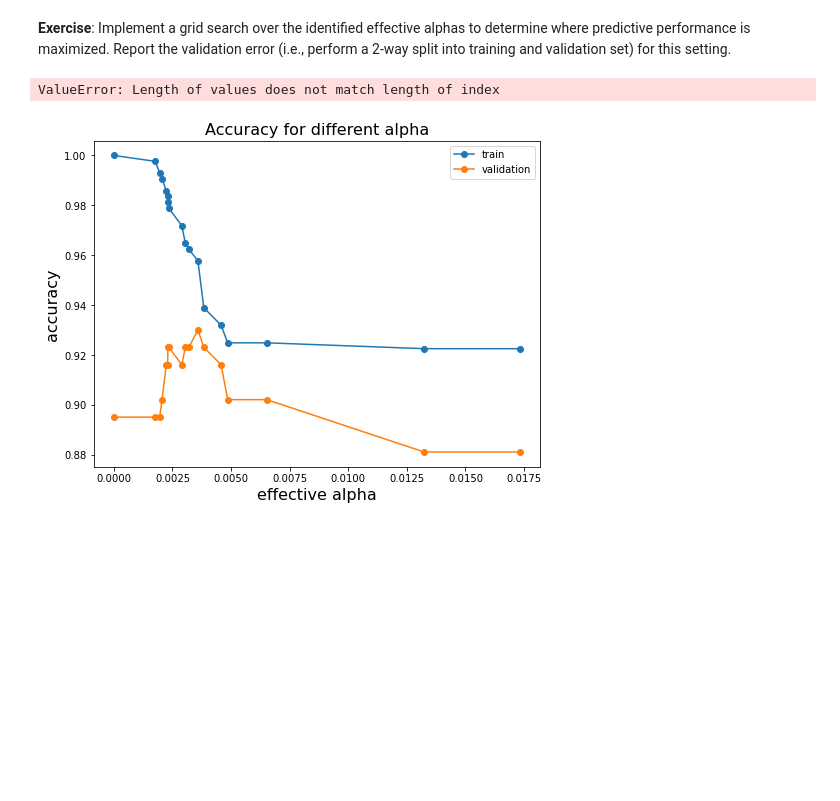
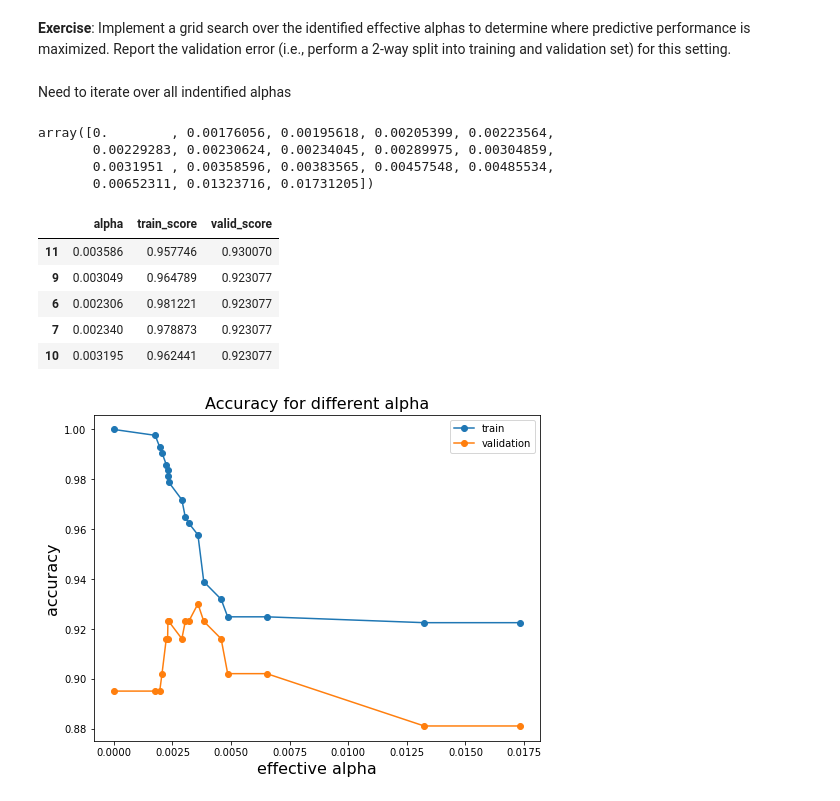
Before and after one commit to IS3UniCologne/DSML_2021, a Jupyter notebook: 03_Workshops/DSML_WS_12_DecisionTrees/DSML_WS_12_DecisionTrees.ipynb, the cells around one changed output. Drawn from its saved outputs; the diff is of its cells as text; code cells hidden in the pictures; blank space fills up the shorter version.

```diff
--- a/03_Workshops/DSML_WS_12_DecisionTrees/DSML_WS_12_DecisionTrees.ipynb
+++ b/03_Workshops/DSML_WS_12_DecisionTrees/DSML_WS_12_DecisionTrees.ipynb
@@ -368,30 +367,49 @@ len(ccp_alphas)
 18
 # %% [markdown]
 **Exercise**: Implement a grid search over the identified effective alphas to determine where predictive performance is maximized. Report the validation error (i.e., perform a 2-way split into training and validation set) for this setting.
+# %% [markdown]
+Need to iterate over all indentified alphas
+# %%
+ccp_alphas
+# %% [output]
+array([0.        , 0.00176056, 0.00195618, 0.00205399, 0.00223564,
+       0.00229283, 0.00230624, 0.00234045, 0.00289975, 0.00304859,
+       0.0031951 , 0.00358596, 0.00383565, 0.00457548, 0.00485534,
+       0.00652311, 0.01323716, 0.01731205])
 # %%
 ### YOUR CODE HERE
 
 scores_train = []
 scores_val = []
 
 # run loop
 
+for ccp_alpha in ccp_alphas:
 
+    model = DecisionTreeClassifier(random_state=0,ccp_alpha=ccp_alpha)
+    model.fit(X_train, y_train)
 
-
-
-
+    from sklearn.metrics import accuracy_score
+    accuracy_train = accuracy_score(y_train, model.predict(X_train))
+    accuracy_val = accuracy_score(y_test, model.predict(X_test))
+    scores_val.append(accuracy_val)
+    scores_train.append(accuracy_train)
 
 # collect results in DF
 df = pd.DataFrame(columns=["alpha","train_score","valid_score"])
 df["alpha"]=ccp_alphas
 df["train_score"] = scores_train
 df["valid_score"] = scores_val
 
 # show top five alphas
 df.sort_values("valid_score",ascending=False).head(5)
 # %% [output]
-ValueError: Length of values does not match length of index
+|  | alpha | train_score | valid_score |
+| 11 | 0.003586 | 0.957746 | 0.930070 |
+| 9 | 0.003049 | 0.964789 | 0.923077 |
+| 6 | 0.002306 | 0.981221 | 0.923077 |
+| 7 | 0.002340 | 0.978873 | 0.923077 |
+| 10 | 0.003195 | 0.962441 | 0.923077 |
 # %%
 plt.subplots(figsize=(8,6))
 plt.plot(df["alpha"],df["train_score"], marker='o')
```
Also changed, not shown: parts of 9 cells of this notebook.
